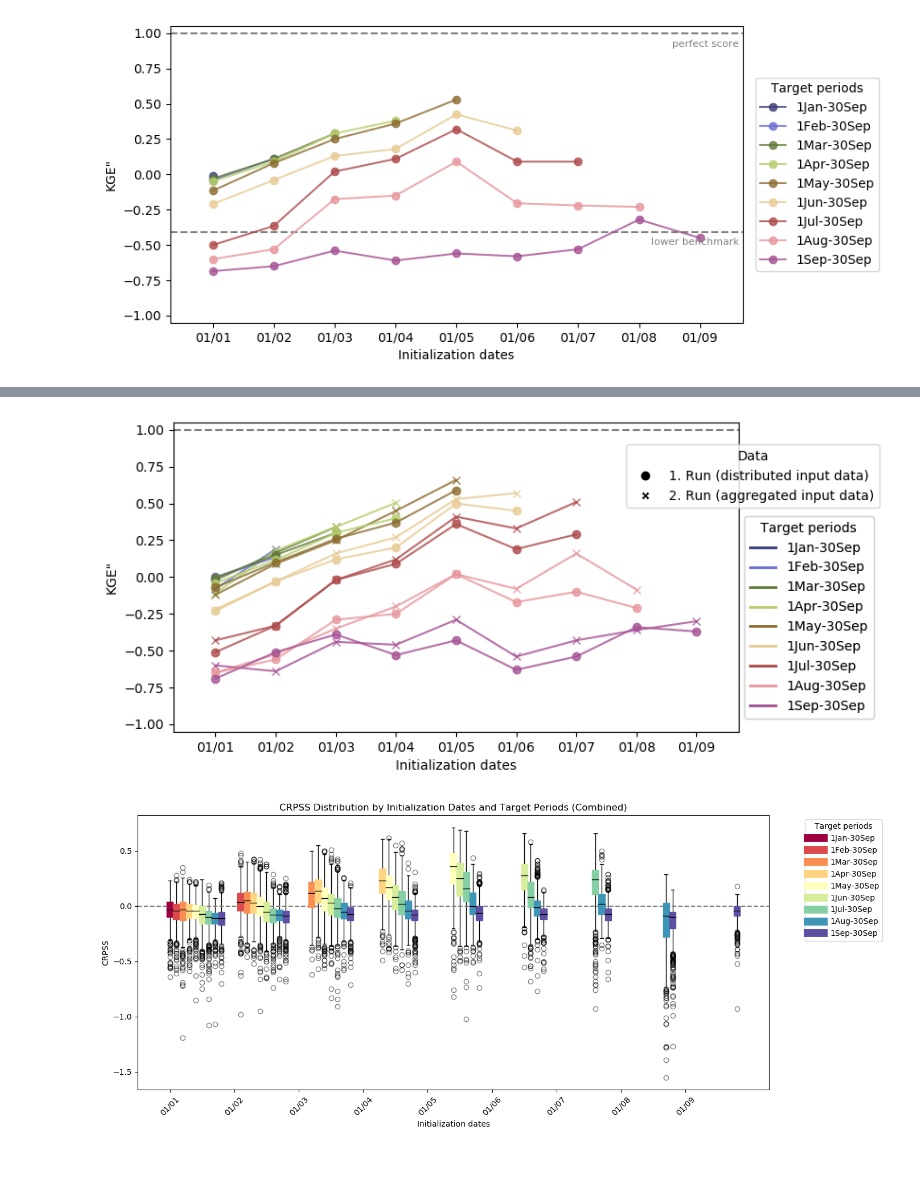
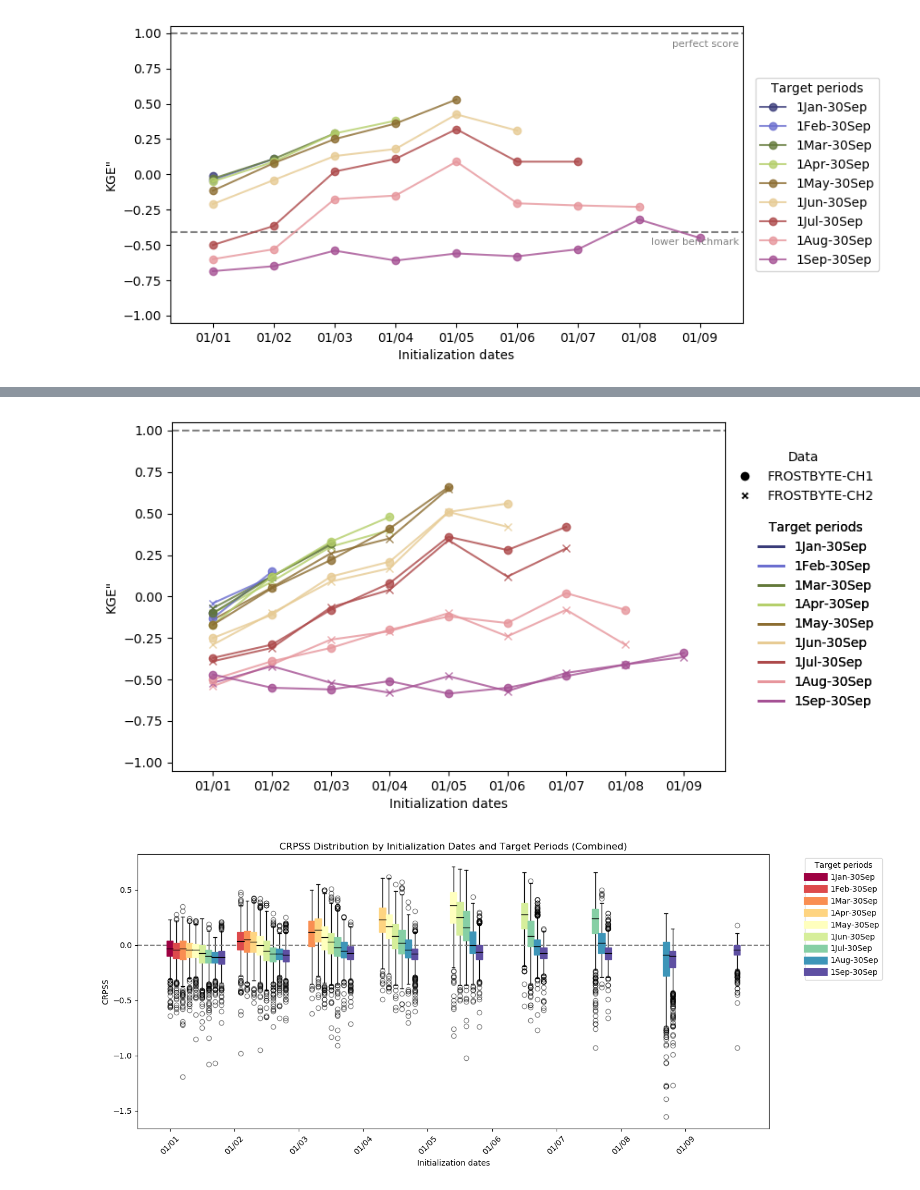
Before and after one commit to Laurin-98/FROSTBYTE_PREVAH, a Jupyter notebook: notebooks/Evaluations.ipynb, the cells around one changed output, grey strips where cells are left out. Saved outputs shown, nothing was run; the diff lists cells and outputs as text; code cells hidden in the pictures; blank space fills up the shorter version.

```diff
--- a/notebooks/Evaluations.ipynb
+++ b/notebooks/Evaluations.ipynb
@@ -225,7 +225,10 @@ Data variables:
 # %%
 fig.savefig('../CH_data/evaluation_20241129/KGE_nival_median.png', dpi=300)
 # %%
-n_l_and_n_reg_path = "../CH_data/CH_camels_output_data/nival_lim_glac"
+import os
+import xarray as xr
+import matplotlib.pyplot as plt
+n_l_and_n_reg_path = "../CH_data/CH_camels_output_data/nival_lim_reg"
 
 # List of all .nc files in the directory
 nc_files = [os.path.join(n_l_and_n_reg_path, f) for f in os.listdir(n_l_and_n_reg_path) if f.endswith('.nc')]
@@ -243,7 +246,7 @@ print(median_ds)
 KGE_median = median_ds['KGE"']
 
 # Initialize elements for the plot
-fig = plt.figure(figsize=(9, 4))
+fig = plt.figure(figsize=(7, 4.5))
 elem = -1
 cmap = plt.cm.get_cmap('tab20b')
 rgbas = []
@@ -263,14 +266,14 @@ for t in target_periods:
 # Add elements to the plot
 plt.ylim(-1.05, 1.05)
 plt.xlim(-.7, len(init_dates) - .3)
-plt.plot([-.7, len(init_dates) - .3], [-.41, -.41], color='grey', ls='--', zorder=1)
-plt.annotate('lower benchmark', (len(init_dates) - 1.8, -.5), color='grey', fontsize=8)
+#plt.plot([-.7, len(init_dates) - .3], [-.41, -.41], color='grey', ls='--', zorder=1)
+#plt.annotate('lower benchmark', (len(init_dates) - 1.8, -.5), color='grey', fontsize=8)
 plt.plot([-.7, len(init_dates) - .3], [1, 1], color='grey', ls='--', zorder=1)
-plt.annotate('perfect score', (len(init_dates) - 1.45, .9), color='grey', fontsize=8)
+plt.annotate('perfect score', (len(init_dates) - 1.45, .92), color='grey', fontsize=8)
 plt.xticks(np.arange(0, len(init_dates)), init_dates)
 plt.xlabel('Initialization dates')
 plt.ylabel('KGE"')
-plt.legend(title='Target periods', loc='center right', bbox_to_anchor=(1.25, .5))
+plt.legend(title='Target periods', loc='center right', bbox_to_anchor=(1, .7), fontsize=8.18)
 plt.tight_layout()
 
 # Display the plot
@@ -366,7 +441,7 @@ fig.savefig('../CH_data/evaluation_20241129/KGE_n_nival_lim_glac_and_reg_median.
 from matplotlib.lines import Line2D
 import matplotlib.pyplot as plt
 
-C_nival_limited_reg_and_glac = "../CH_data/CH_camels_output_data/nival_limited_reg_and_glac"
+C_nival_limited_reg_and_glac = "../CH_data/CH_camels_output_data/nival_lim_glac_and_reg"
 nival_limited_reg_and_glac = "../CH_data/CH_output_data/nival_limited_reg_and_glac"
 
 # List of all .nc files in the directory
@@ -390,12 +465,26 @@ C_KGE_median = C_median_ds['KGE"']
 KGE_median = median_ds['KGE"']
 
 # Initialize elements for the plot
-fig = plt.figure(figsize=(7, 4))
+fig = plt.figure(figsize=(7, 4.5))
 elem = -1
 cmap = plt.cm.get_cmap('tab20b')
 rgbas = []
 target_periods = median_ds.target_period.values
 init_dates = median_ds.init_date.values
+
+
+
+# Envidat Loop over the target periods to plot
+for t in target_periods:
+    elem += 1
+    rgba = cmap((1 * elem) / len(target_periods))
+    rgbas.append(rgba)
+
+    # Select and plot the KGE" median data for each target period
+    toplot = KGE_median.sel(target_period=t)
+    plt.plot(np.arange(len(toplot.init_date)), toplot.values, marker='x', color=rgba, alpha=.8, label=t)
+# Reset elem counter for consistent colors
+elem = -1
 
 # Camels Loop over the target periods to plot
 for t in target_periods:
@@ -405,18 +494,6 @@ for t in target_periods:
 
     # Select and plot the KGE" median data for each target period
     toplot = C_KGE_median.sel(target_period=t)
-    plt.plot(np.arange(len(toplot.init_date)), toplot.values, marker='x', color=rgba, alpha=.8, label=t)
-
-# Reset elem counter for consistent colors
-elem = -1
-# Envidat Loop over the target periods to plot
-for t in target_periods:
-    elem += 1
-    rgba = cmap((1 * elem) / len(target_periods))
-    rgbas.append(rgba)
-
-    # Select and plot the KGE" median data for each target period
-    toplot = KGE_median.sel(target_period=t)
     plt.plot(np.arange(len(toplot.init_date)), toplot.values, marker='o', color=rgba, alpha=.8, label=t)
 
 """
@@ -437,20 +514,29 @@ plt.gca().add_artist(legend1)
 plt.gca().add_artist(legend2)
 """
 # Data sources legend (reversed order)
-custom_lines = [Line2D([0], [0], marker='o', color='w', markerfacecolor='black', markersize=8, label='1. Run (distributed input data)'),
-                Line2D([0], [0], marker='X', color='w', markerfacecolor='black', markersize=7, label='2. Run (aggregated input data)')]
+custom_lines = [Line2D([0], [0], marker='o', color='w', markerfacecolor='black', markersize=8, label='FROSTBYTE-CH1'),
+                Line2D([0], [0], marker='X', color='w', markerfacecolor='black', markersize=7, label='FROSTBYTE-CH2')]
 
 # Target periods legend
 target_lines = [Line2D([0], [0], color=rgba, lw=2, label=str(t)) for t, rgba in zip(target_periods, rgbas[:len(target_periods)])]
-
+"""
 # Add legends to the plot with adjusted positions
 legend1 = plt.legend(handles=custom_lines, title='Data', loc='upper right', bbox_to_anchor=(1.26, 0.95))  # Move higher
 legend2 = plt.legend(handles=target_lines, title='Target periods', loc='center right', bbox_to_anchor=(1.25, 0.37))  # Move lower
 
 # Add legends to plot
 plt.gca().add_artist(legend1)
+plt.gca().add_artist(legend2)"""
+# Add legends to the plot with the same width and alignment
+legend1 = plt.legend(handles=custom_lines, title='Data', loc='upper right',
+                     bbox_to_anchor=(1.29, 0.95), frameon=False)  # Move higher
+
+legend2 = plt.legend(handles=target_lines, title='Target periods', loc='upper right',
+                     bbox_to_anchor=(1.29, 0.75), frameon=False)  # Move lower
+
+# Add legends to plot
+plt.gca().add_artist(legend1)
 plt.gca().add_artist(legend2)
-
 # Add elements to the plot
 plt.ylim(-1.05, 1.05)
 plt.xlim(-.7, len(init_dates) - .3)
@@ -487,4 +573,4 @@ Data variables:
-[figure, old version]
+[figure, new version]
 # %%
 fig.savefig('../CH_data/CH_output_plots/evaluation/KGE_n_limited_comparison_median.png', dpi=300, bbox_inches='tight')
 # %%
```
Also changed, not shown: parts of 8 cells of this notebook, 13 other files.
